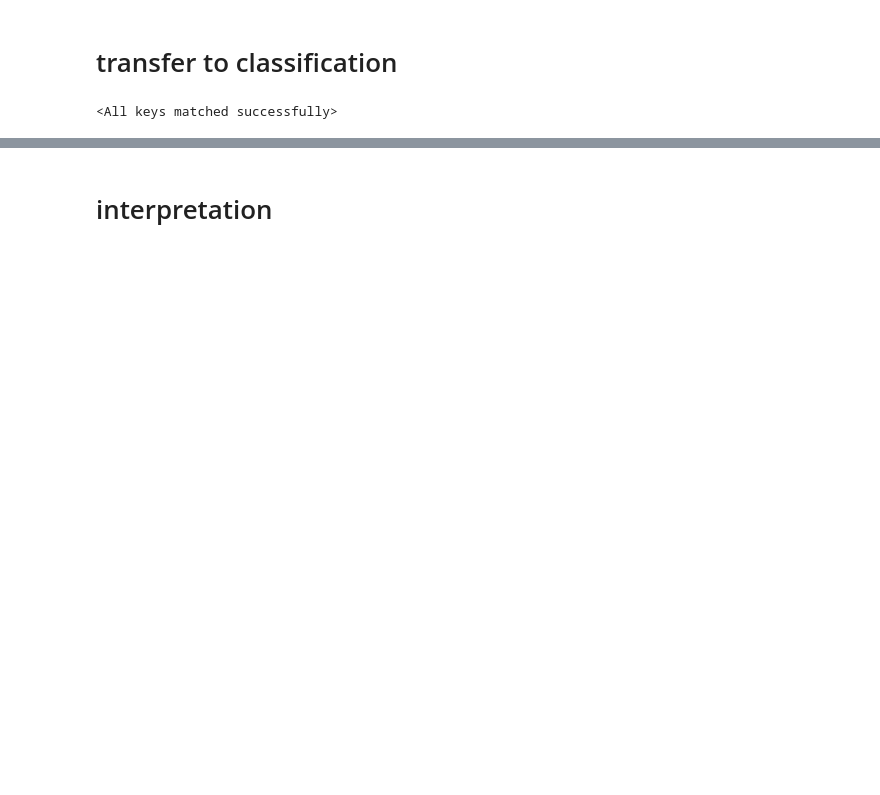
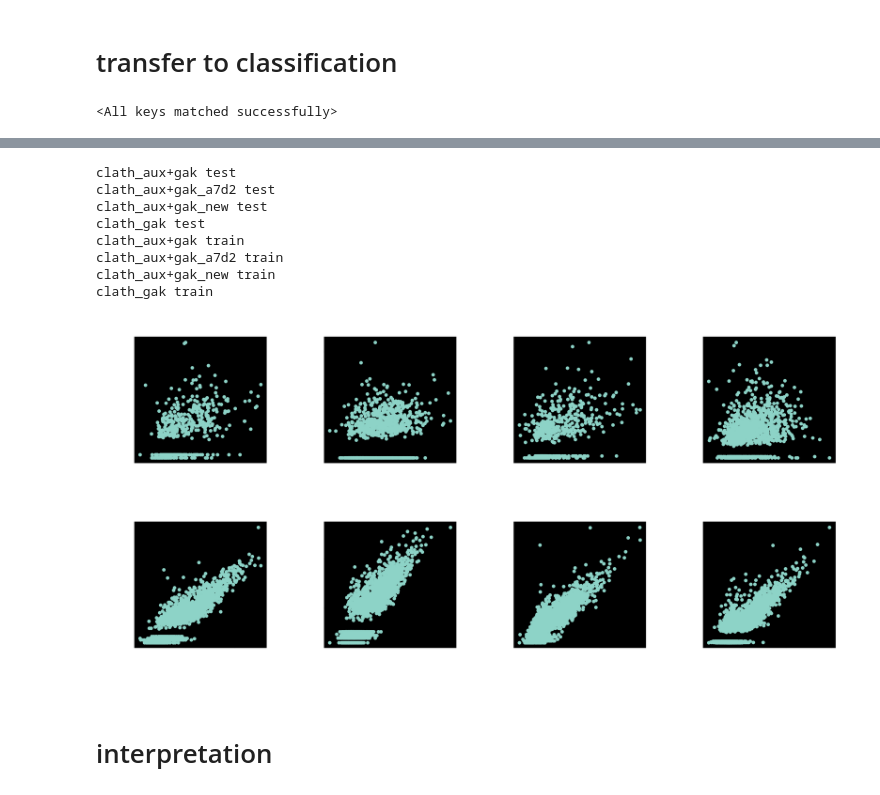
Before and after one commit to Yu-Group/molecular-partner-prediction, a Jupyter notebook: notebooks/08_deep_learning.ipynb, the cells around one changed output, grey strips where cells are left out. Saved outputs shown, nothing was run; the diff lists cells and outputs as text; code cells hidden in the pictures; blank space fills up the shorter version.

```diff
--- a/notebooks/08_deep_learning.ipynb
+++ b/notebooks/08_deep_learning.ipynb
@@ -159,24 +175,31 @@ for i, (k, v) in enumerate(ds.keys()):
 # %%
 R = 2
 C = len(dfs) // 2 - 1
-
-# exclude the training data
-ds = {(k, v): dfs[(k, v)]
-      for (k, v) in dfs.keys()
-      if not k == 'clath_aux+gak_a7d2_new'}
-
 
 plt.figure(dpi=200, figsize=(C * 3, R * 3))
 for i, (k, v) in enumerate(ds.keys()):
     df = ds[(k, v)]
     X = df[feat_names]
-    y = df['y_consec_thresh']
+    y = df['Y_sig_mean_normalized']
     preds = dnn.predict(X)
 
     plt.subplot(R, C, i + 1)
+    acc = np.corrcoef(preds, y)[0, 1]
+    print(k, v) #, np.corrcoef(preds, y))
+    plt.title(f'{k} {v} {100*acc:0.1f}', fontsize=10)
     plt.plot(preds, df['Y_sig_mean_normalized'], '.')
     plt.xlabel('pred')
     plt.ylabel('aux_sig_mean')
+# %% [output]
+clath_aux+gak test
+clath_aux+gak_a7d2 test
+clath_aux+gak_new test
+clath_gak test
+clath_aux+gak train
+clath_aux+gak_a7d2 train
+clath_aux+gak_new train
+clath_gak train
+[figure, added]
 # %% [markdown]
 # interpretation
 # %%
```
Also changed, not shown: parts of 10 cells of this notebook, 2 other files.
